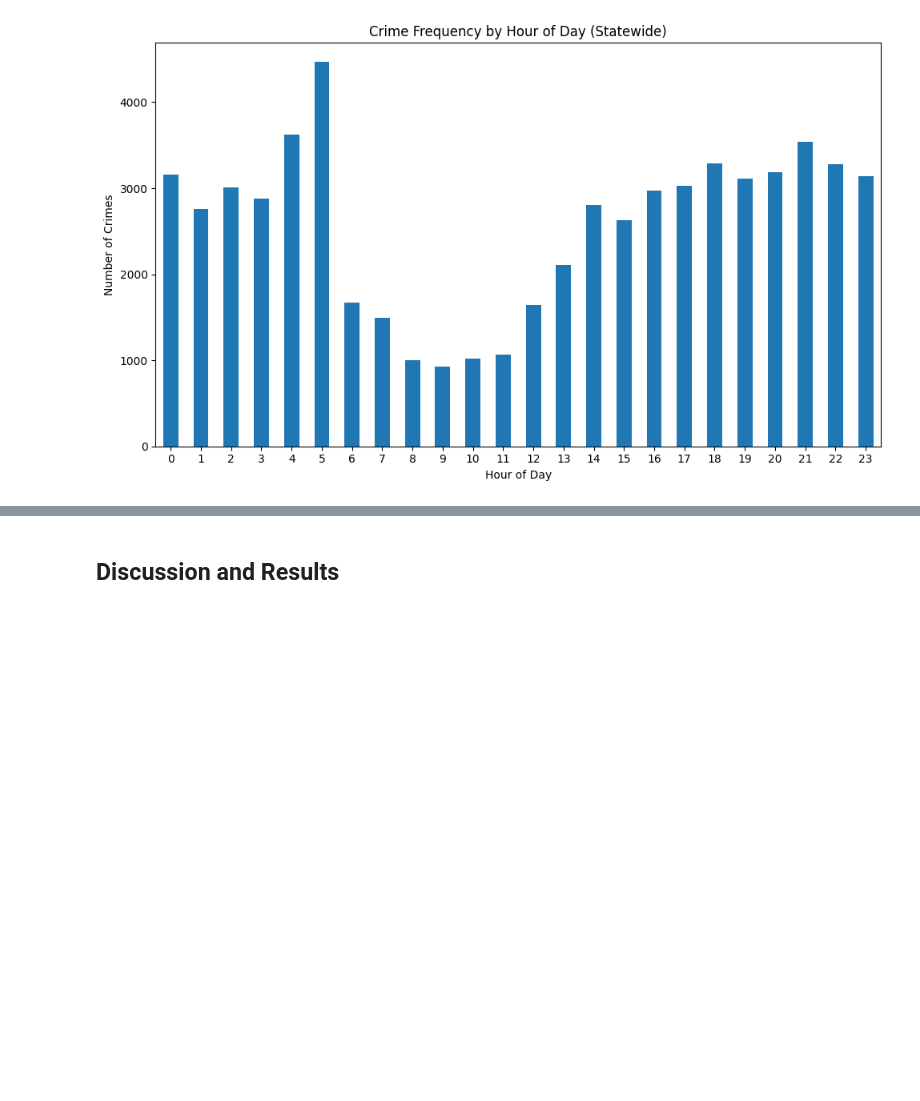
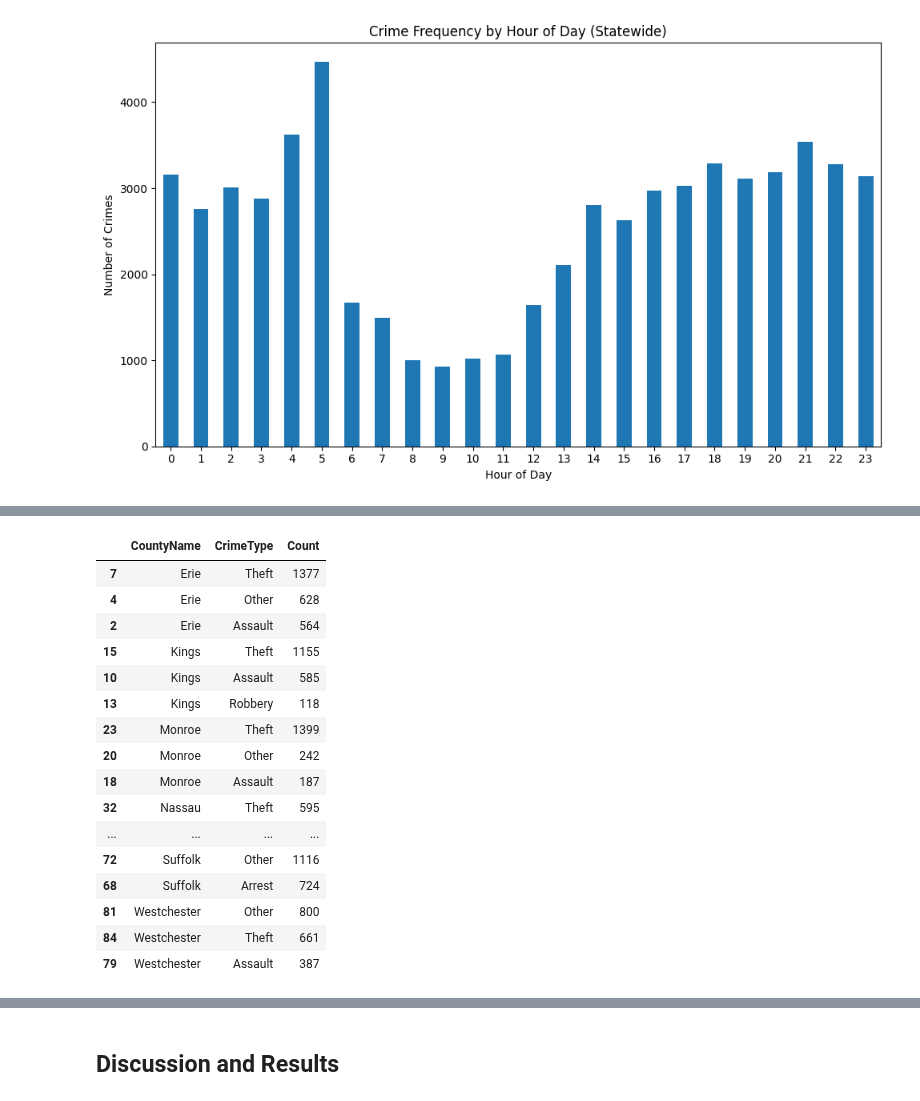
Before and after one commit to Ashliz1/NYC-Crime-Data---Group-10-, a Jupyter notebook: term_project_starter.ipynb, the cells around one changed output, grey strips where cells are left out. Saved outputs shown, nothing was run; the diff lists cells and outputs as text; code cells hidden in the pictures; blank space fills up the shorter version.

```diff
--- a/term_project_starter.ipynb
+++ b/term_project_starter.ipynb
@@ -149,7 +149,7 @@ def analyze_crime_by_county(df):
   top_types_per_county = (
       df_top.groupby(["CountyName","CrimeType"])
       .size()
-      .rest_index(name="Count")
+      .reset_index(name="Count")
       .sort_values(["CountyName","Count"], ascending=[True,False])
       .groupby("CountyName")
       .head(3)
@@ -411,3 +413,5 @@ plt.tight_layout()
 plt.show()
 # %% [output]
 [figure]
+# %%
+top_counties, lowest_counties, top_types_county, peak_hours_county = analyze_crime_by_county(df)
@@ -413,0 +450,20 @@ plt.show()
+# %%
+top_types_county
+# %% [output]
+|  | CountyName | CrimeType | Count |
+| 7 | Erie | Theft | 1377 |
+| 4 | Erie | Other | 628 |
+| 2 | Erie | Assault | 564 |
+| 15 | Kings | Theft | 1155 |
+| 10 | Kings | Assault | 585 |
+| 13 | Kings | Robbery | 118 |
+| 23 | Monroe | Theft | 1399 |
+| 20 | Monroe | Other | 242 |
+| 18 | Monroe | Assault | 187 |
+| 32 | Nassau | Theft | 595 |
+| ... | ... | ... | ... |
+| 72 | Suffolk | Other | 1116 |
+| 68 | Suffolk | Arrest | 724 |
+| 81 | Westchester | Other | 800 |
+| 84 | Westchester | Theft | 661 |
+| 79 | Westchester | Assault | 387 |
```
Also changed, not shown: parts of 6 cells of this notebook.
